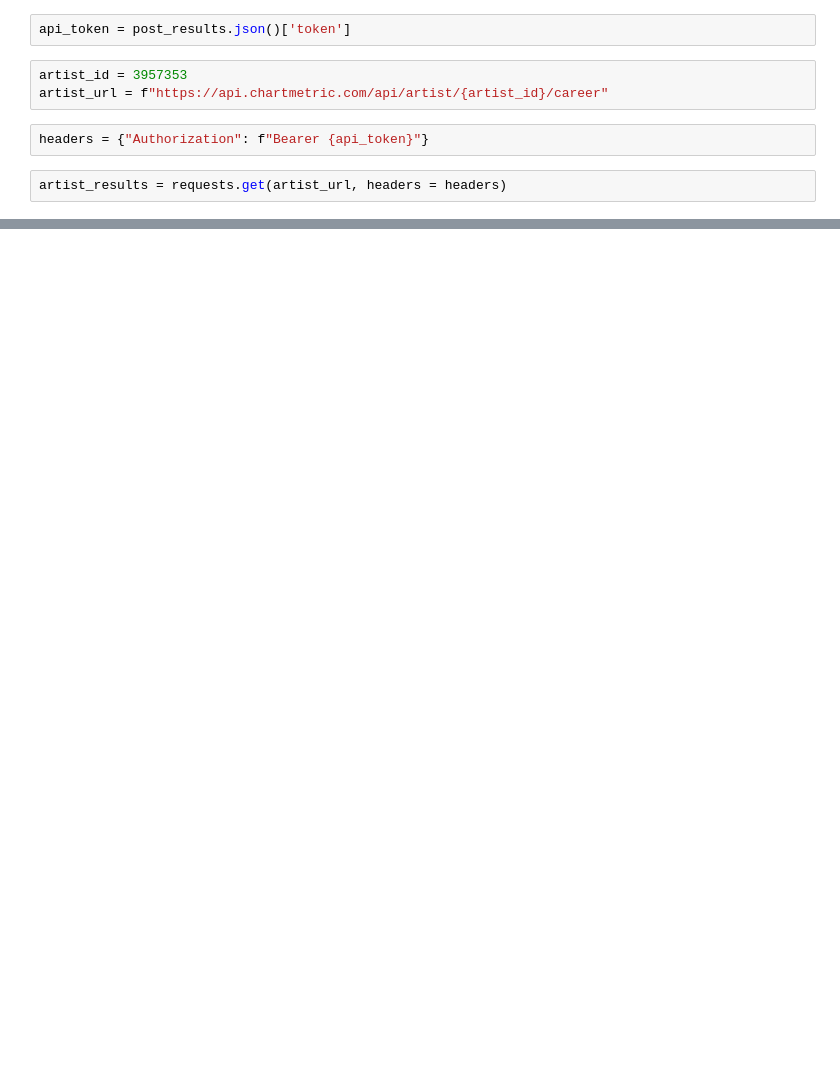
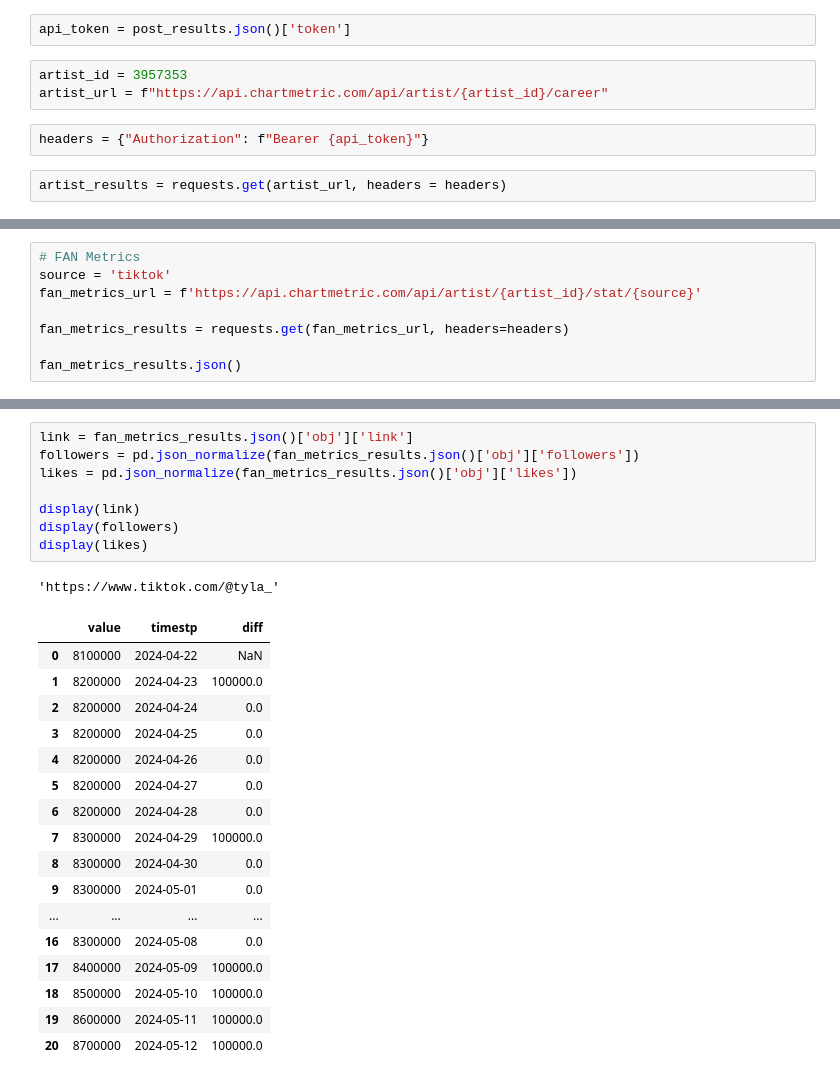
Before and after one commit to etimmons24/group-7-project-1, a Jupyter notebook: Group 7 API call blueprint.ipynb, the cells around one changed output, grey strips where cells are left out. Cells and saved outputs as stored; diff of their text form; blank space fills up the shorter version.

Commit message:
Added fan metrics to API calls.

```diff
--- a/Group 7 API call blueprint.ipynb
+++ b/Group 7 API call blueprint.ipynb
@@ -41,0 +60,8 @@ pd.json_normalize(artist_results.json()['obj'])
+# %%
+# FAN Metrics
+source = 'tiktok'
+fan_metrics_url = f'https://api.chartmetric.com/api/artist/{artist_id}/stat/{source}'
+
+fan_metrics_results = requests.get(fan_metrics_url, headers=headers)
+
+fan_metrics_results.json()
@@ -41,0 +86,27 @@ pd.json_normalize(artist_results.json()['obj'])
+# %%
+link = fan_metrics_results.json()['obj']['link']
+followers = pd.json_normalize(fan_metrics_results.json()['obj']['followers'])
+likes = pd.json_normalize(fan_metrics_results.json()['obj']['likes'])
+
+display(link)
+display(followers)
+display(likes)
+# %% [output]
+'https://www.tiktok.com/@tyla_'
+|  | value | timestp | diff |
+| 0 | 8100000 | 2024-04-22 | NaN |
+| 1 | 8200000 | 2024-04-23 | 100000.0 |
+| 2 | 8200000 | 2024-04-24 | 0.0 |
+| 3 | 8200000 | 2024-04-25 | 0.0 |
+| 4 | 8200000 | 2024-04-26 | 0.0 |
+| 5 | 8200000 | 2024-04-27 | 0.0 |
+| 6 | 8200000 | 2024-04-28 | 0.0 |
+| 7 | 8300000 | 2024-04-29 | 100000.0 |
+| 8 | 8300000 | 2024-04-30 | 0.0 |
+| 9 | 8300000 | 2024-05-01 | 0.0 |
+| ... | ... | ... | ... |
+| 16 | 8300000 | 2024-05-08 | 0.0 |
+| 17 | 8400000 | 2024-05-09 | 100000.0 |
+| 18 | 8500000 | 2024-05-10 | 100000.0 |
+| 19 | 8600000 | 2024-05-11 | 100000.0 |
+| 20 | 8700000 | 2024-05-12 | 100000.0 |
```
Also changed, not shown: parts of 6 cells of this notebook.
